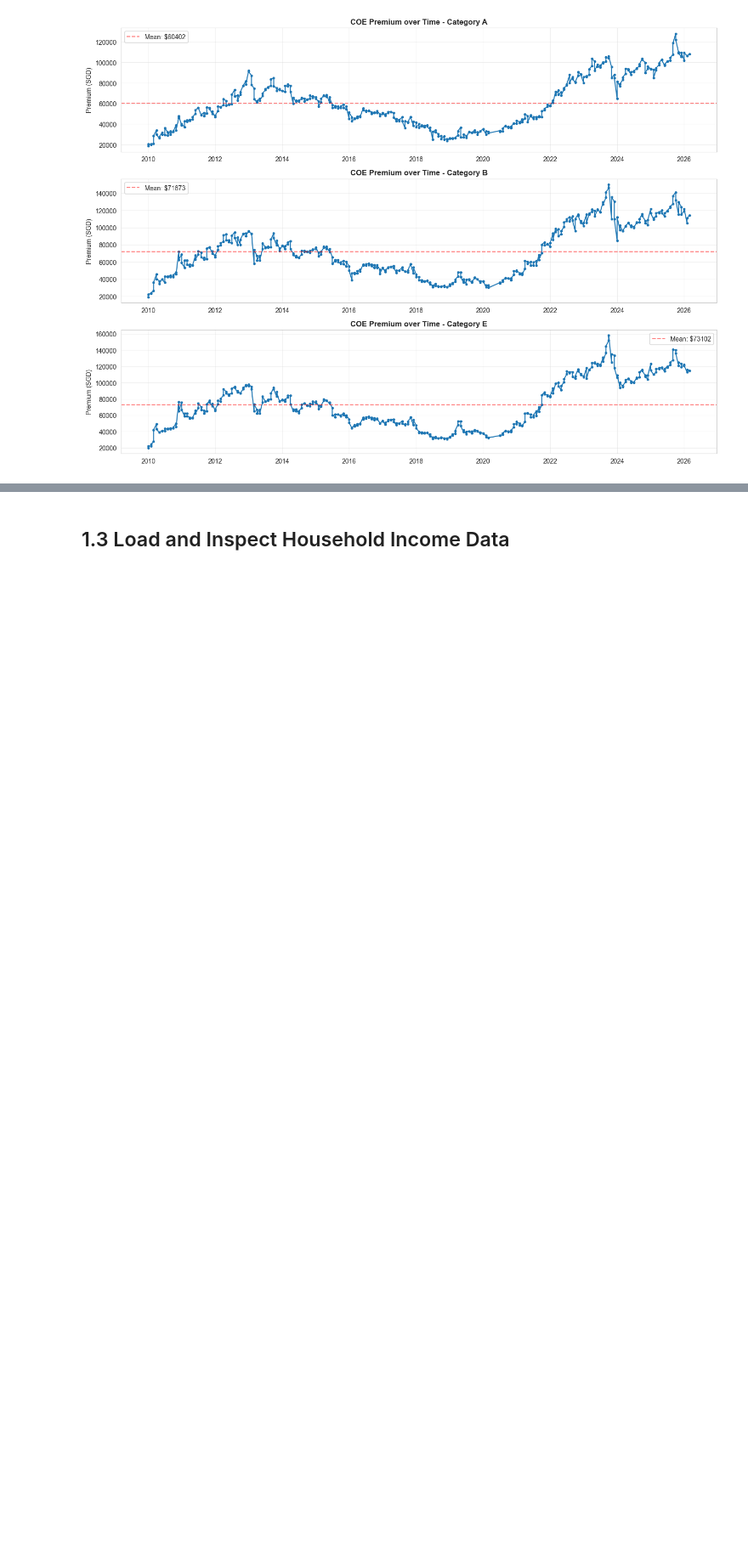
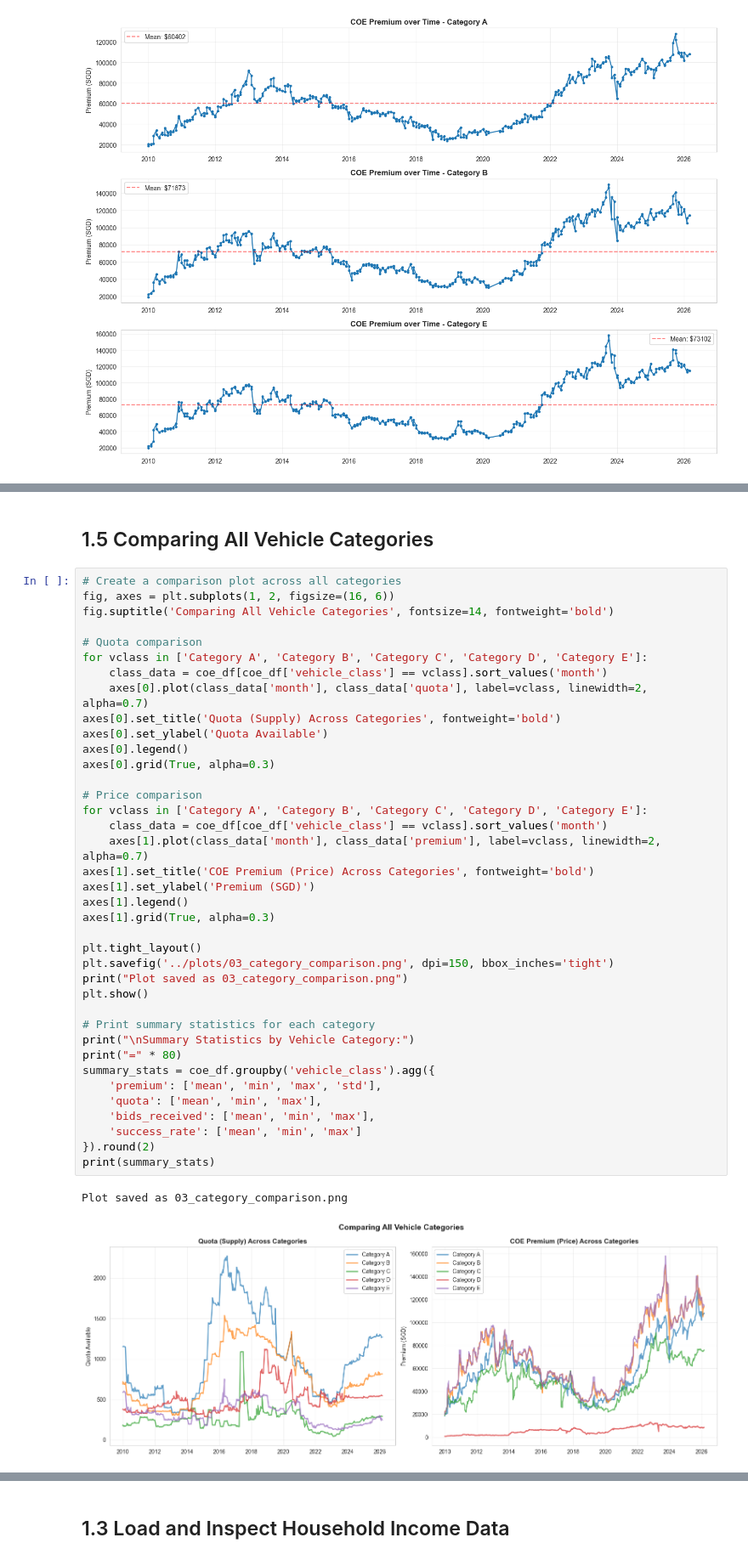
Before and after one commit to Anxxsh7/COE-analysis, a Jupyter notebook: analysis/01_data_exploration.ipynb, the cells around one changed output, grey strips where cells are left out. Shown at 85% size. Saved outputs shown, nothing was run; the diff lists cells and outputs as text; blank space fills up the shorter version.

Commit message:
Add RQ3/RQ4 statistical analyses, event-window tests, and updated reports

```diff
--- a/analysis/01_data_exploration.ipynb
+++ b/analysis/01_data_exploration.ipynb
@@ -116,0 +174,43 @@ Plot saved as 01_coe_trends.png
+# %% [markdown]
+## 1.5 Comparing All Vehicle Categories
+# %%
+# Create a comparison plot across all categories
+fig, axes = plt.subplots(1, 2, figsize=(16, 6))
+fig.suptitle('Comparing All Vehicle Categories', fontsize=14, fontweight='bold')
+
+# Quota comparison
+for vclass in ['Category A', 'Category B', 'Category C', 'Category D', 'Category E']:
+    class_data = coe_df[coe_df['vehicle_class'] == vclass].sort_values('month')
+    axes[0].plot(class_data['month'], class_data['quota'], label=vclass, linewidth=2, alpha=0.7)
+axes[0].set_title('Quota (Supply) Across Categories', fontweight='bold')
+axes[0].set_ylabel('Quota Available')
+axes[0].legend()
+axes[0].grid(True, alpha=0.3)
+
+# Price comparison
+for vclass in ['Category A', 'Category B', 'Category C', 'Category D', 'Category E']:
+    class_data = coe_df[coe_df['vehicle_class'] == vclass].sort_values('month')
+    axes[1].plot(class_data['month'], class_data['premium'], label=vclass, linewidth=2, alpha=0.7)
+axes[1].set_title('COE Premium (Price) Across Categories', fontweight='bold')
+axes[1].set_ylabel('Premium (SGD)')
+axes[1].legend()
+axes[1].grid(True, alpha=0.3)
+
+plt.tight_layout()
+plt.savefig('../plots/03_category_comparison.png', dpi=150, bbox_inches='tight')
+print("Plot saved as 03_category_comparison.png")
+plt.show()
+
+# Print summary statistics for each category
+print("\nSummary Statistics by Vehicle Category:")
+print("=" * 80)
+summary_stats = coe_df.groupby('vehicle_class').agg({
+    'premium': ['mean', 'min', 'max', 'std'],
+    'quota': ['mean', 'min', 'max'],
+    'bids_received': ['mean', 'min', 'max'],
+    'success_rate': ['mean', 'min', 'max']
+}).round(2)
+print(summary_stats)
+# %% [output]
+Plot saved as 03_category_comparison.png
+[figure, added]
```
Also changed, not shown: parts of 3 cells of this notebook, 35 other files.
